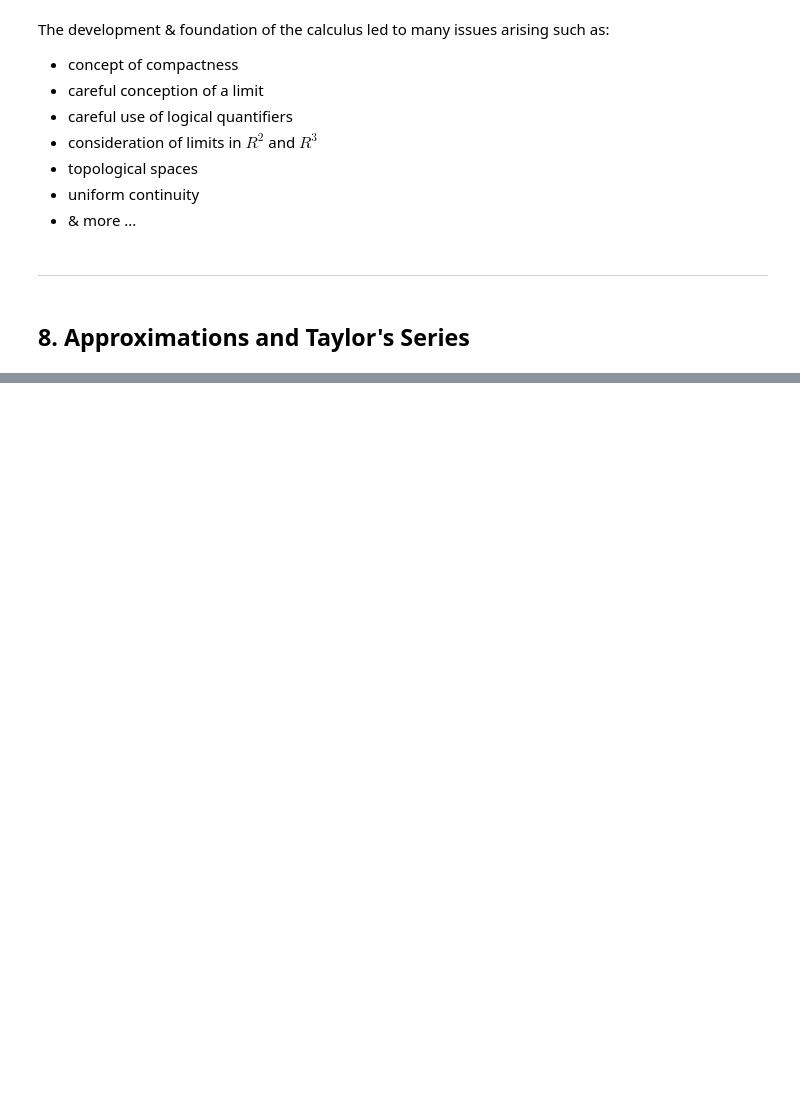
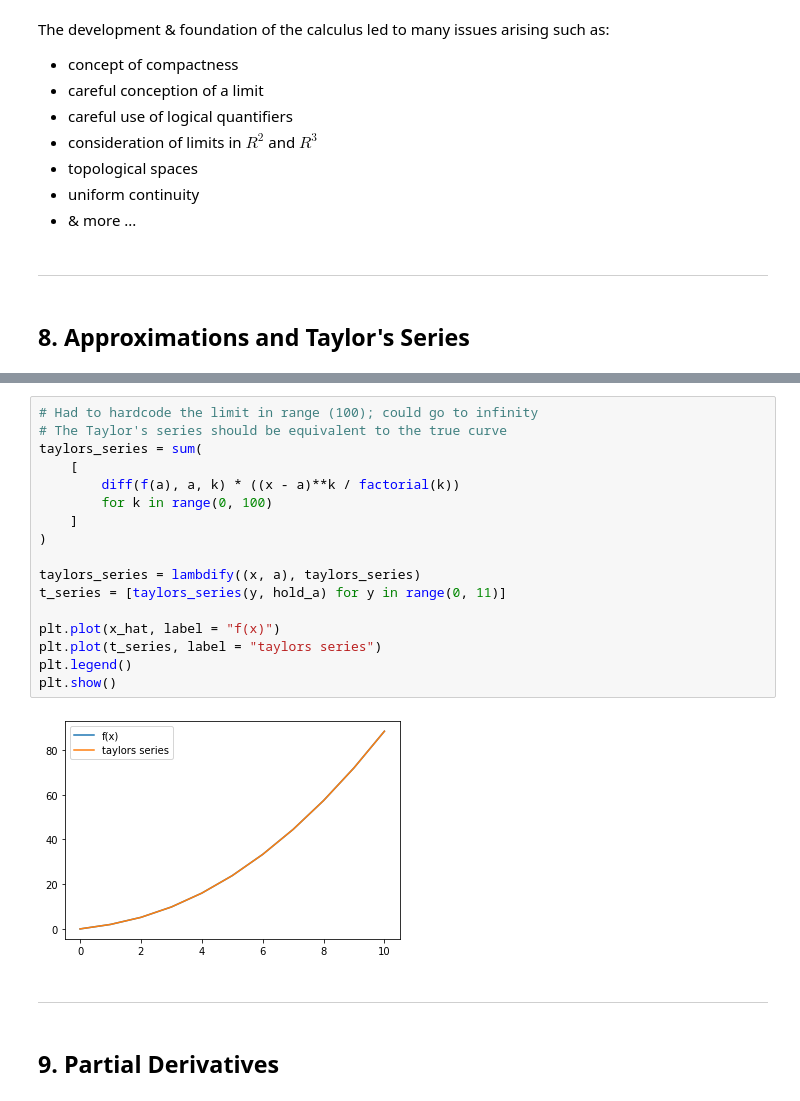
Before and after one commit to James-G-Hill/Sympy-Companion-to-Mathematics-Form-and-Function, a Jupyter notebook: Chapter 6.ipynb, the cells around one changed output, grey strips where cells are left out. Saved outputs shown, nothing was run; the diff lists cells and outputs as text; blank space fills up the shorter version.

```diff
--- a/Chapter 6.ipynb
+++ b/Chapter 6.ipynb
@@ -222,0 +308,23 @@ The development & foundation of the calculus led to many issues arising such as:
+# %%
+# Had to hardcode the limit in range (100); could go to infinity
+# The Taylor's series should be equivalent to the true curve
+taylors_series = sum(
+    [
+        diff(f(a), a, k) * ((x - a)**k / factorial(k))
+        for k in range(0, 100)
+    ]
+)
+
+taylors_series = lambdify((x, a), taylors_series)
+t_series = [taylors_series(y, hold_a) for y in range(0, 11)]
+
+plt.plot(x_hat, label = "f(x)")
+plt.plot(t_series, label = "taylors series")
+plt.legend()
+plt.show()
+# %% [output]
+[figure, added]
+# %% [markdown]
+***
+# %% [markdown]
+## 9. Partial Derivatives
```
Also changed, not shown: parts of 3 cells of this notebook.
